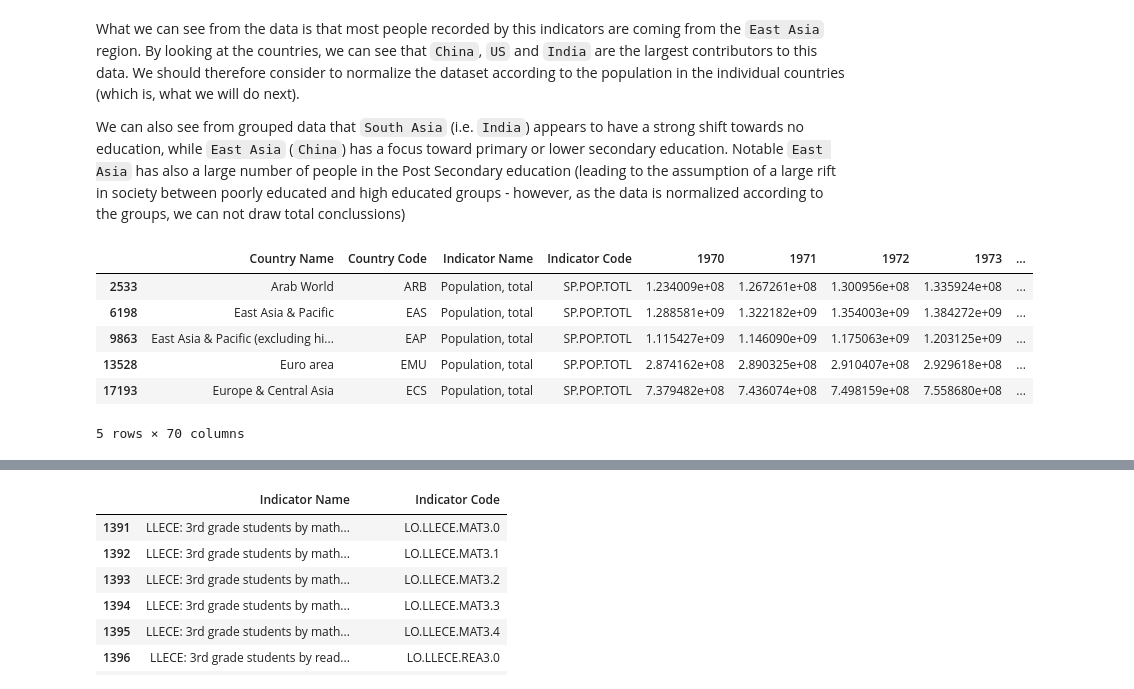
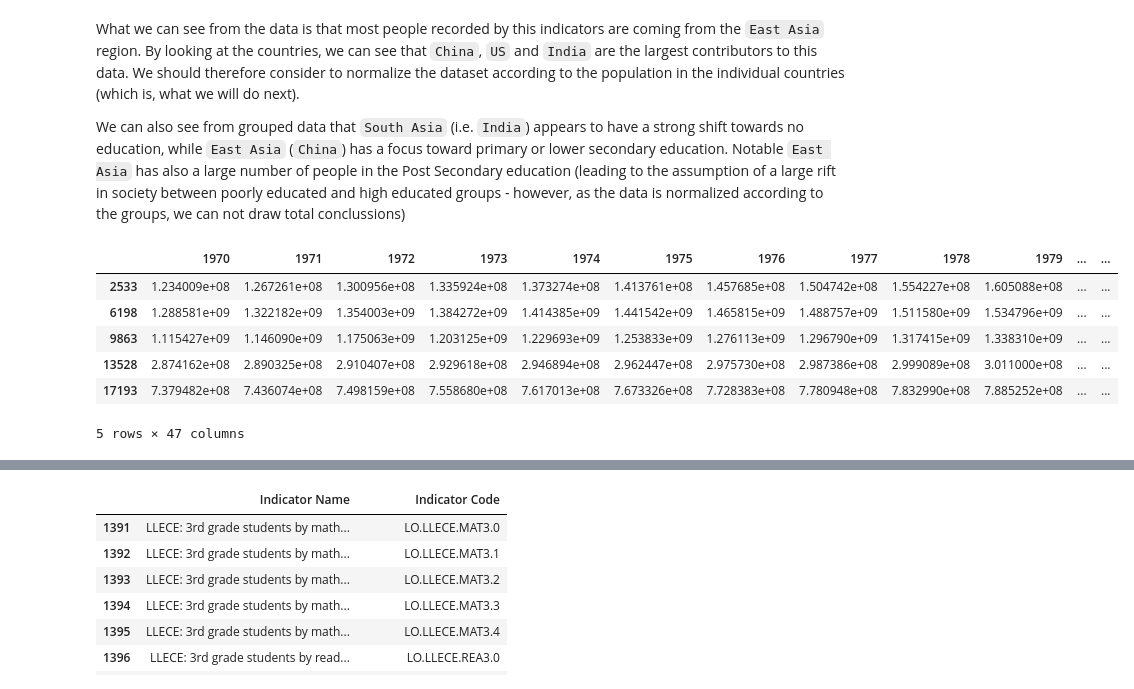
Before and after one commit to felixnext/ds_global-education, a Jupyter notebook: 11_exp_edstats.ipynb, the cells around one changed output, grey strips where cells are left out. Drawn from its saved outputs; the diff is of its cells as text; code cells hidden in the pictures.

Commit message:
feat: implemented extraction functions
Implemented helper functions for indicator extraction.
Functions create columns based on groups / allow easier analysis of relevant data

```diff
--- a/11_exp_edstats.ipynb
+++ b/11_exp_edstats.ipynb
@@ -442,18 +443,25 @@ We can also see from grouped data that `South Asia` (i.e. `India`) appears to ha
 # %%
 # select the relevant population data
 pop_ind = "SP.POP.TOTL"
+#pop_ind = "SP.PRM.TOTL.IN"
 df_pop = df_data[df_data['Indicator Code'] == pop_ind]
 # eliminate total NaN data
 df_pop = df_pop[df_pop.iloc[:, 4:-1].isnull().min(axis=1) == False]
 
-# fill potential NaN data with linear regression (NOTE: might not be ideal)
+# fill potential NaN data with linear regression
+df_pop_data = df_pop.iloc[:, 4:50]
+df_pop_data.interpolate(axis=1, inplace=True, limit_direction='both')
+
+# compose final dataset
+df_pop_data['Country Code'] = df_pop['Country Code']
+df_pop = df_pop_data
 
 df_pop.head()
 # %% [output]
-|  | Country Name | Country Code | Indicator Name | Indicator Code | 1970 | 1971 | 1972 | 1973 | ... |
-| 2533 | Arab World | ARB | Population, total | SP.POP.TOTL | 1.234009e+08 | 1.267261e+08 | 1.300956e+08 | 1.335924e+08 | ... |
-| 6198 | East Asia & Pacific | EAS | Population, total | SP.POP.TOTL | 1.288581e+09 | 1.322182e+09 | 1.354003e+09 | 1.384272e+09 | ... |
-| 9863 | East Asia & Pacific (excluding hi... | EAP | Population, total | SP.POP.TOTL | 1.115427e+09 | 1.146090e+09 | 1.175063e+09 | 1.203125e+09 | ... |
-| 13528 | Euro area | EMU | Population, total | SP.POP.TOTL | 2.874162e+08 | 2.890325e+08 | 2.910407e+08 | 2.929618e+08 | ... |
-| 17193 | Europe & Central Asia | ECS | Population, total | SP.POP.TOTL | 7.379482e+08 | 7.436074e+08 | 7.498159e+08 | 7.558680e+08 | ... |
+|  | 1970 | 1971 | 1972 | 1973 | 1974 | 1975 | 1976 | 1977 | 1978 | 1979 | ... | ... |
+| 2533 | 1.234009e+08 | 1.267261e+08 | 1.300956e+08 | 1.335924e+08 | 1.373274e+08 | 1.413761e+08 | 1.457685e+08 | 1.504742e+08 | 1.554227e+08 | 1.605088e+08 | ... | ... |
+| 6198 | 1.288581e+09 | 1.322182e+09 | 1.354003e+09 | 1.384272e+09 | 1.414385e+09 | 1.441542e+09 | 1.465815e+09 | 1.488757e+09 | 1.511580e+09 | 1.534796e+09 | ... | ... |
+| 9863 | 1.115427e+09 | 1.146090e+09 | 1.175063e+09 | 1.203125e+09 | 1.229693e+09 | 1.253833e+09 | 1.276113e+09 | 1.296790e+09 | 1.317415e+09 | 1.338310e+09 | ... | ... |
+| 13528 | 2.874162e+08 | 2.890325e+08 | 2.910407e+08 | 2.929618e+08 | 2.946894e+08 | 2.962447e+08 | 2.975730e+08 | 2.987386e+08 | 2.999089e+08 | 3.011000e+08 | ... | ... |
+| 17193 | 7.379482e+08 | 7.436074e+08 | 7.498159e+08 | 7.558680e+08 | 7.617013e+08 | 7.673326e+08 | 7.728383e+08 | 7.780948e+08 | 7.832990e+08 | 7.885252e+08 | ... | ... |
-5 rows × 70 columns
+5 rows × 47 columns
```
Also changed, not shown: parts of 6 cells of this notebook, 3 other files.
